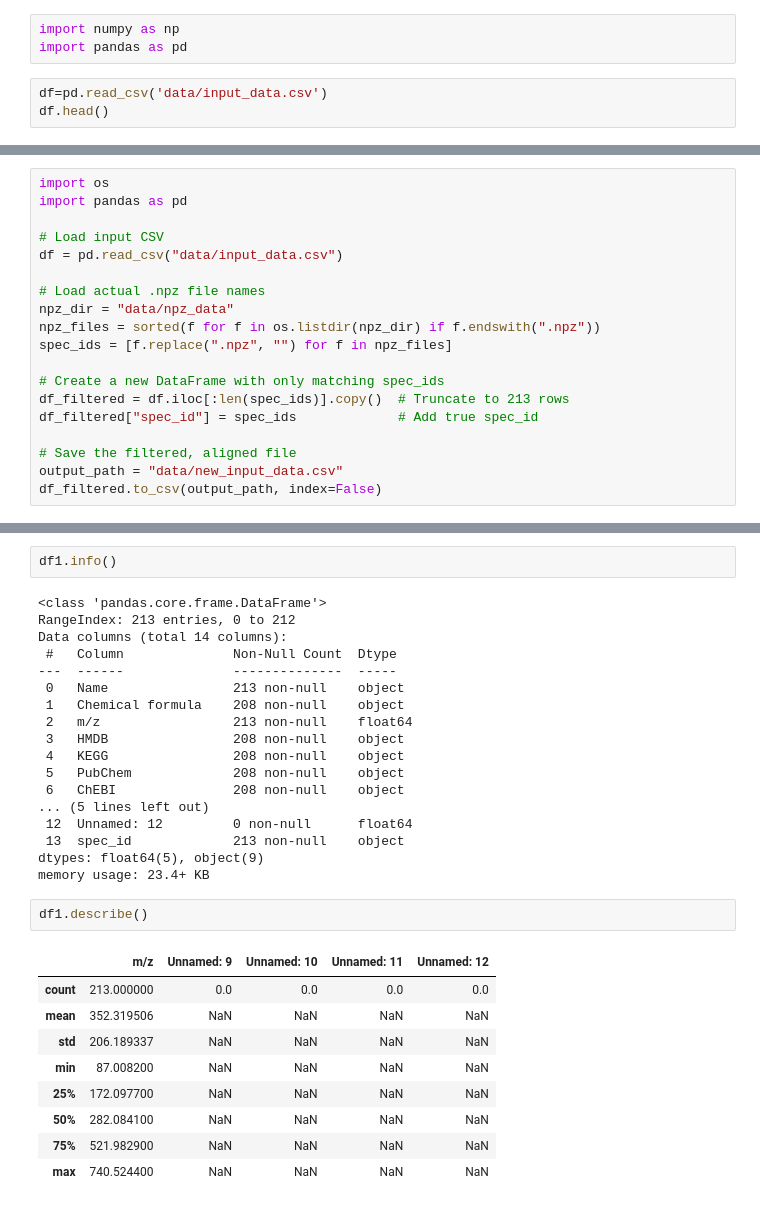
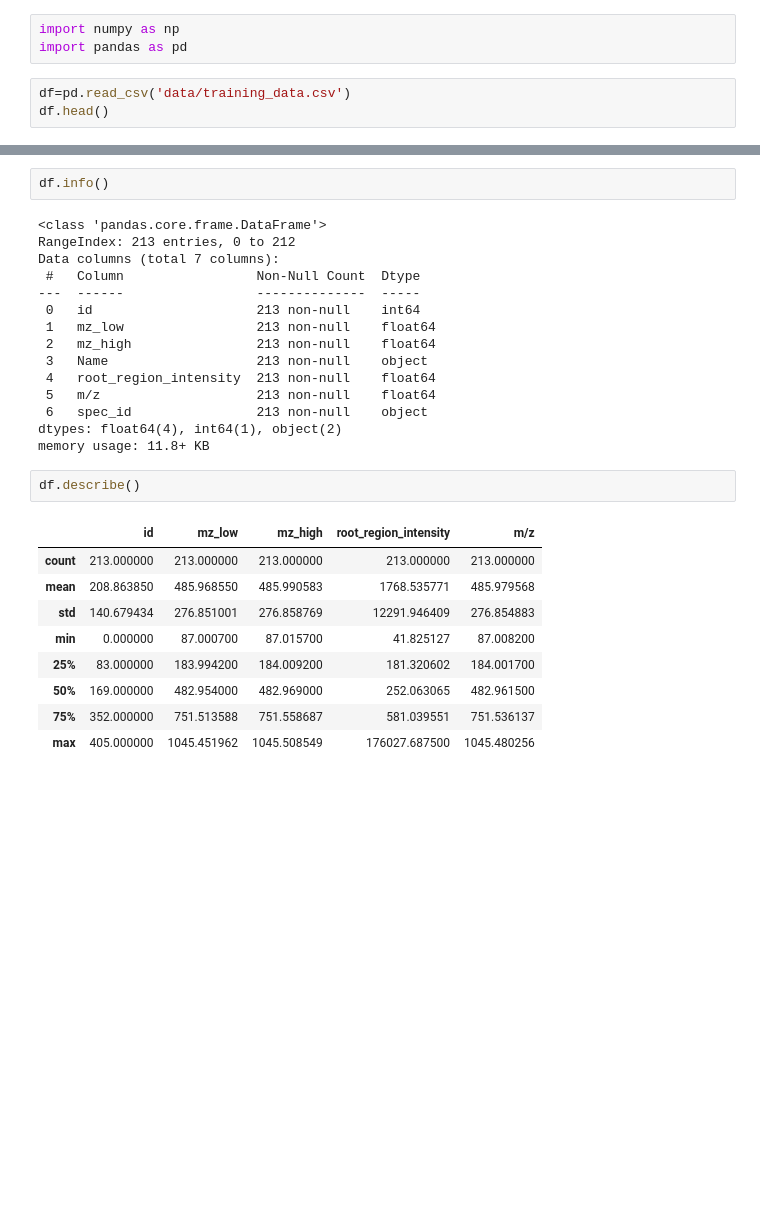
Before and after one commit to Nikhitha-N/protein_spectrometry_data, a Jupyter notebook: training.ipynb, the cells around one changed output, grey strips where cells are left out. Drawn from its saved outputs; the diff is of its cells as text; blank space fills up the shorter version.

```diff
--- a/training.ipynb
+++ b/training.ipynb
@@ -2,6 +2,6 @@
 import numpy as np
 import pandas as pd
 # %%
-df=pd.read_csv('data/input_data.csv')
+df=pd.read_csv('data/training_data.csv')
 df.head()
 # %% [output]
@@ -16,19 +13,0 @@ npz_data='data/npz_data'
-# %%
-import os
-import pandas as pd
-
-# Load input CSV
-df = pd.read_csv("data/input_data.csv")
-
-# Load actual .npz file names
-npz_dir = "data/npz_data"
-npz_files = sorted(f for f in os.listdir(npz_dir) if f.endswith(".npz"))
-spec_ids = [f.replace(".npz", "") for f in npz_files]
-
-# Create a new DataFrame with only matching spec_ids
-df_filtered = df.iloc[:len(spec_ids)].copy()  # Truncate to 213 rows
-df_filtered["spec_id"] = spec_ids             # Add true spec_id
-
-# Save the filtered, aligned file
-output_path = "data/new_input_data.csv"
-df_filtered.to_csv(output_path, index=False)
@@ -45,33 +14,30 @@ df1.head()
 # %%
-df1.info()
+df.info()
 # %% [output]
 <class 'pandas.core.frame.DataFrame'>
 RangeIndex: 213 entries, 0 to 212
-Data columns (total 14 columns):
- #   Column              Non-Null Count  Dtype
----  ------              --------------  -----
- 0   Name                213 non-null    object
- 1   Chemical formula    208 non-null    object
- 2   m/z                 213 non-null    float64
- 3   HMDB                208 non-null    object
- 4   KEGG                208 non-null    object
- 5   PubChem             208 non-null    object
- 6   ChEBI               208 non-null    object
-... (5 lines left out)
- 12  Unnamed: 12         0 non-null      float64
- 13  spec_id             213 non-null    object
-dtypes: float64(5), object(9)
-memory usage: 23.4+ KB
+Data columns (total 7 columns):
+ #   Column                 Non-Null Count  Dtype
+---  ------                 --------------  -----
+ 0   id                     213 non-null    int64
+ 1   mz_low                 213 non-null    float64
+ 2   mz_high                213 non-null    float64
+ 3   Name                   213 non-null    object
+ 4   root_region_intensity  213 non-null    float64
+ 5   m/z                    213 non-null    float64
+ 6   spec_id                213 non-null    object
+dtypes: float64(4), int64(1), object(2)
+memory usage: 11.8+ KB
 # %%
-df1.describe()
+df.describe()
 # %% [output]
-|  | m/z | Unnamed: 9 | Unnamed: 10 | Unnamed: 11 | Unnamed: 12 |
-| count | 213.000000 | 0.0 | 0.0 | 0.0 | 0.0 |
-| mean | 352.319506 | NaN | NaN | NaN | NaN |
-| std | 206.189337 | NaN | NaN | NaN | NaN |
-| min | 87.008200 | NaN | NaN | NaN | NaN |
-| 25% | 172.097700 | NaN | NaN | NaN | NaN |
-| 50% | 282.084100 | NaN | NaN | NaN | NaN |
-| 75% | 521.982900 | NaN | NaN | NaN | NaN |
-| max | 740.524400 | NaN | NaN | NaN | NaN |
+|  | id | mz_low | mz_high | root_region_intensity | m/z |
+| count | 213.000000 | 213.000000 | 213.000000 | 213.000000 | 213.000000 |
+| mean | 208.863850 | 485.968550 | 485.990583 | 1768.535771 | 485.979568 |
+| std | 140.679434 | 276.851001 | 276.858769 | 12291.946409 | 276.854883 |
+| min | 0.000000 | 87.000700 | 87.015700 | 41.825127 | 87.008200 |
+| 25% | 83.000000 | 183.994200 | 184.009200 | 181.320602 | 184.001700 |
+| 50% | 169.000000 | 482.954000 | 482.969000 | 252.063065 | 482.961500 |
+| 75% | 352.000000 | 751.513588 | 751.558687 | 581.039551 | 751.536137 |
+| max | 405.000000 | 1045.451962 | 1045.508549 | 176027.687500 | 1045.480256 |
 # %%
```
Also changed, not shown: parts of 16 cells of this notebook.
